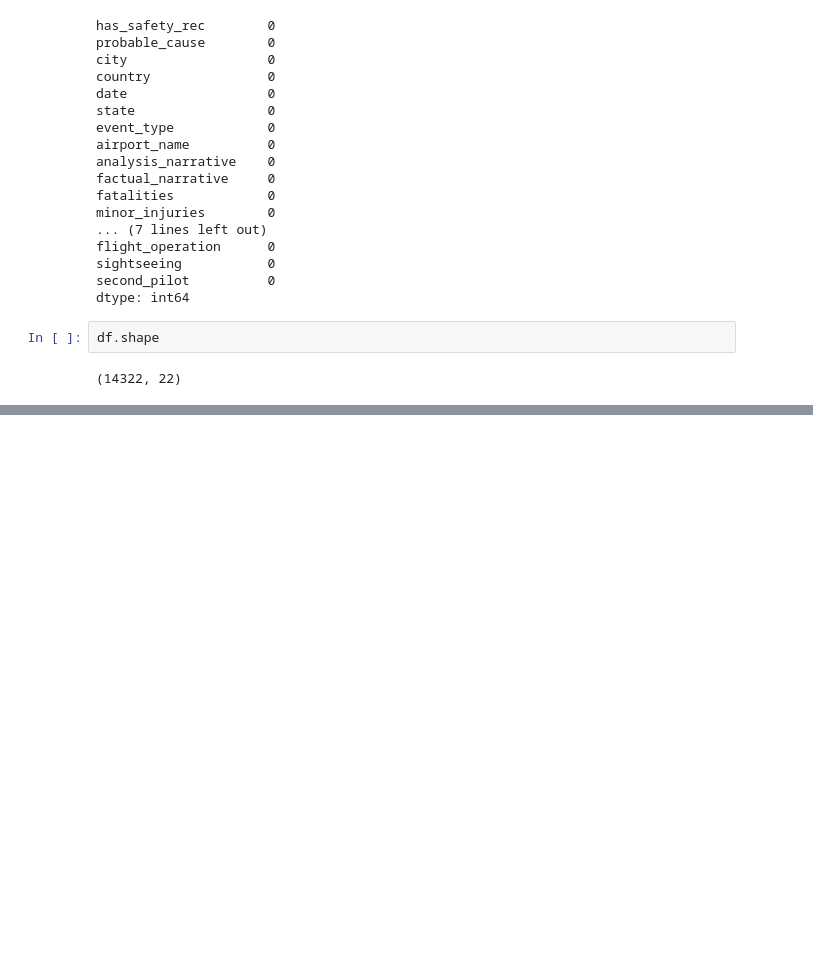
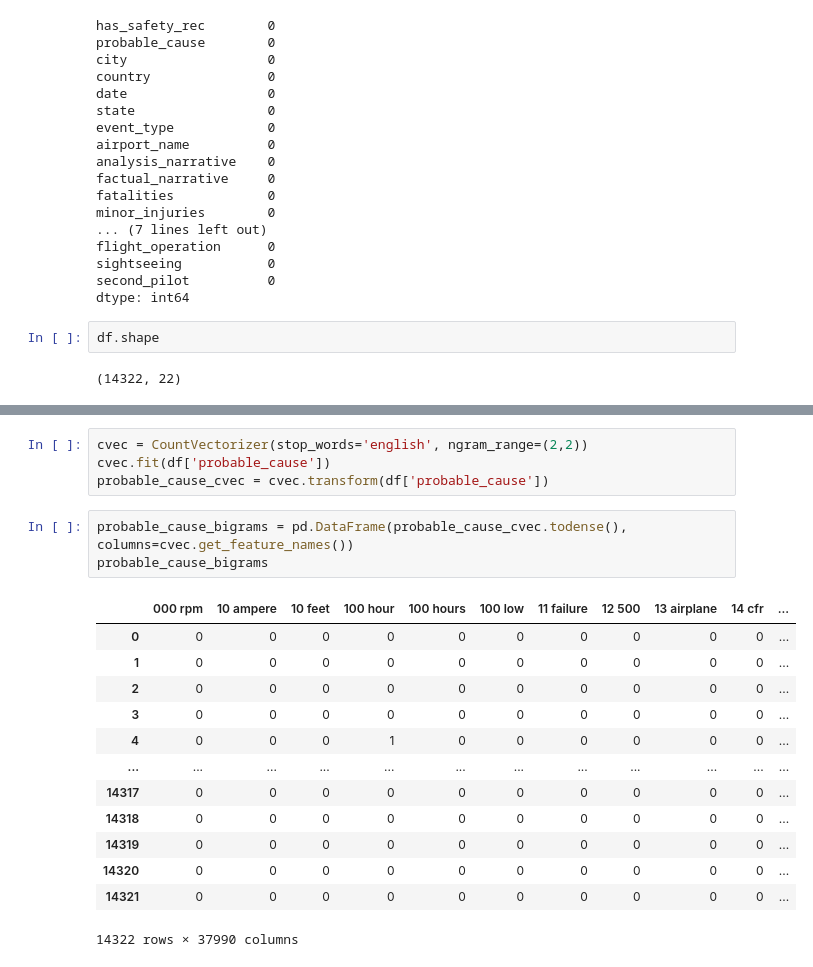
Before and after one commit to ajoneal/aviation-incident-project, a Jupyter notebook: Cleaning.ipynb, the cells around one changed output, grey strips where cells are left out. Drawn from its saved outputs; the diff is of its cells as text; blank space fills up the shorter version.

```diff
--- a/Cleaning.ipynb
+++ b/Cleaning.ipynb
@@ -371,0 +438,21 @@ df.shape
+# %%
+cvec = CountVectorizer(stop_words='english', ngram_range=(2,2))
+cvec.fit(df['probable_cause'])
+probable_cause_cvec = cvec.transform(df['probable_cause'])
+# %%
+probable_cause_bigrams = pd.DataFrame(probable_cause_cvec.todense(), columns=cvec.get_feature_names())
+probable_cause_bigrams
+# %% [output]
+|  | 000 rpm | 10 ampere | 10 feet | 100 hour | 100 hours | 100 low | 11 failure | 12 500 | 13 airplane | 14 cfr | ... |
+| 0 | 0 | 0 | 0 | 0 | 0 | 0 | 0 | 0 | 0 | 0 | ... |
+| 1 | 0 | 0 | 0 | 0 | 0 | 0 | 0 | 0 | 0 | 0 | ... |
+| 2 | 0 | 0 | 0 | 0 | 0 | 0 | 0 | 0 | 0 | 0 | ... |
+| 3 | 0 | 0 | 0 | 0 | 0 | 0 | 0 | 0 | 0 | 0 | ... |
+| 4 | 0 | 0 | 0 | 1 | 0 | 0 | 0 | 0 | 0 | 0 | ... |
+| ... | ... | ... | ... | ... | ... | ... | ... | ... | ... | ... | ... |
+| 14317 | 0 | 0 | 0 | 0 | 0 | 0 | 0 | 0 | 0 | 0 | ... |
+| 14318 | 0 | 0 | 0 | 0 | 0 | 0 | 0 | 0 | 0 | 0 | ... |
+| 14319 | 0 | 0 | 0 | 0 | 0 | 0 | 0 | 0 | 0 | 0 | ... |
+| 14320 | 0 | 0 | 0 | 0 | 0 | 0 | 0 | 0 | 0 | 0 | ... |
+| 14321 | 0 | 0 | 0 | 0 | 0 | 0 | 0 | 0 | 0 | 0 | ... |
+14322 rows × 37990 columns
```
Also changed, not shown: parts of 33 cells of this notebook.
